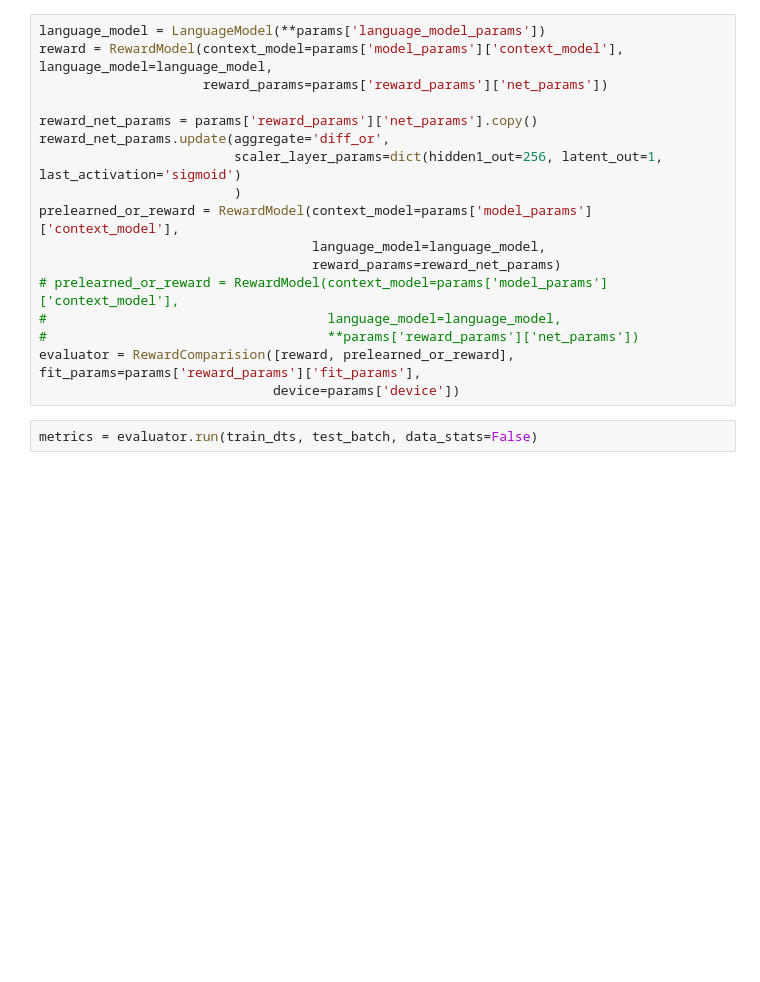
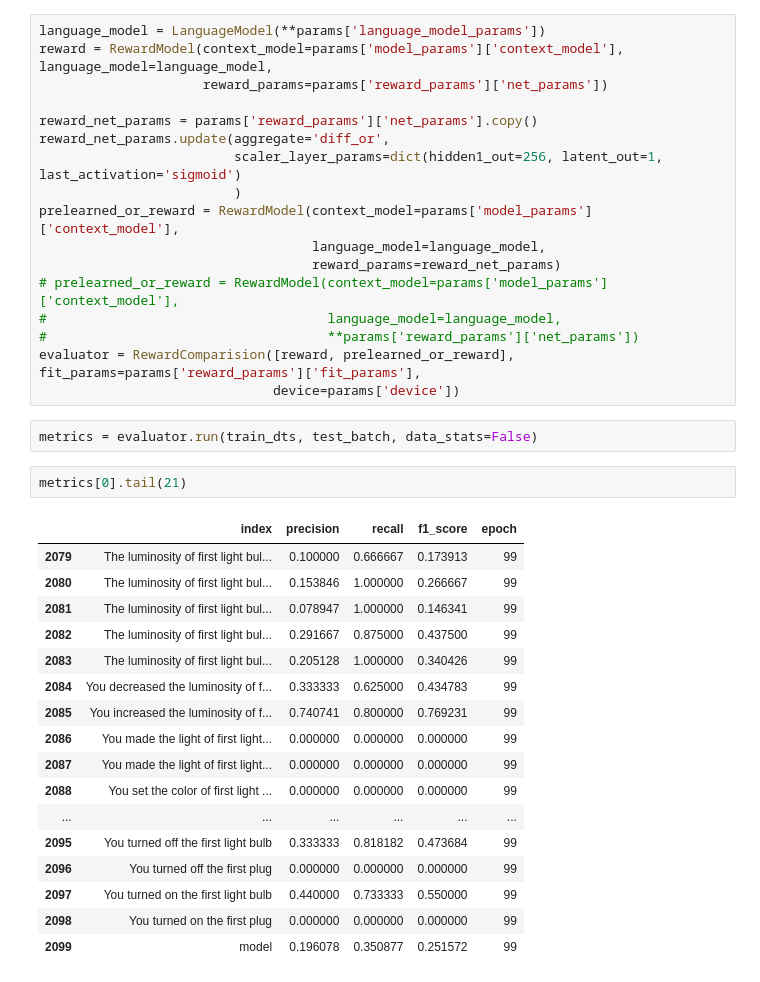
Before and after one commit to nicolas-lair/RL4IoT, a Jupyter notebook: Reward Function .ipynb, the cells around one changed output. Cells and saved outputs as stored; diff of their text form; blank space fills up the shorter version.

```diff
--- a/Reward Function .ipynb
+++ b/Reward Function .ipynb
@@ -321,3 +321,23 @@ evaluator = RewardComparision([reward, prelearned_or_reward], fit_params=params[
                               device=params['device'])
 # %%
 metrics = evaluator.run(train_dts, test_batch, data_stats=False)
+# %%
+metrics[0].tail(21)
+# %% [output]
+|  | index | precision | recall | f1_score | epoch |
+| 2079 | The luminosity of first light bul... | 0.100000 | 0.666667 | 0.173913 | 99 |
+| 2080 | The luminosity of first light bul... | 0.153846 | 1.000000 | 0.266667 | 99 |
+| 2081 | The luminosity of first light bul... | 0.078947 | 1.000000 | 0.146341 | 99 |
+| 2082 | The luminosity of first light bul... | 0.291667 | 0.875000 | 0.437500 | 99 |
+| 2083 | The luminosity of first light bul... | 0.205128 | 1.000000 | 0.340426 | 99 |
+| 2084 | You decreased the luminosity of f... | 0.333333 | 0.625000 | 0.434783 | 99 |
+| 2085 | You increased the luminosity of f... | 0.740741 | 0.800000 | 0.769231 | 99 |
+| 2086 | You made the light of first light... | 0.000000 | 0.000000 | 0.000000 | 99 |
+| 2087 | You made the light of first light... | 0.000000 | 0.000000 | 0.000000 | 99 |
+| 2088 | You set the color of first light ... | 0.000000 | 0.000000 | 0.000000 | 99 |
+| ... | ... | ... | ... | ... | ... |
+| 2095 | You turned off the first light bulb | 0.333333 | 0.818182 | 0.473684 | 99 |
+| 2096 | You turned off the first plug | 0.000000 | 0.000000 | 0.000000 | 99 |
+| 2097 | You turned on the first light bulb | 0.440000 | 0.733333 | 0.550000 | 99 |
+| 2098 | You turned on the first plug | 0.000000 | 0.000000 | 0.000000 | 99 |
+| 2099 | model | 0.196078 | 0.350877 | 0.251572 | 99 |
```
Also changed, not shown: parts of 1 cell of this notebook, 1 other file.
